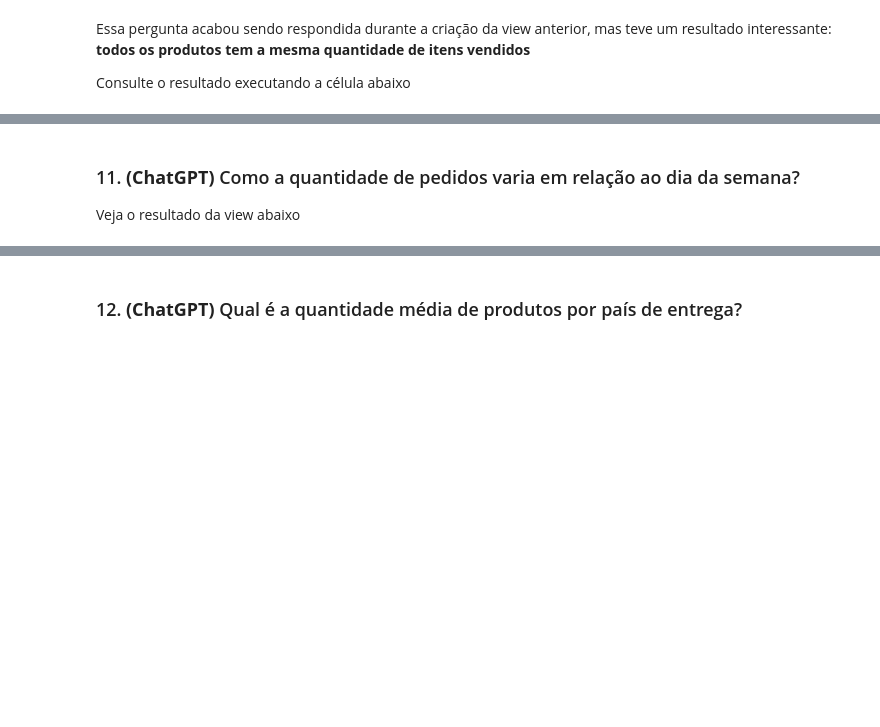
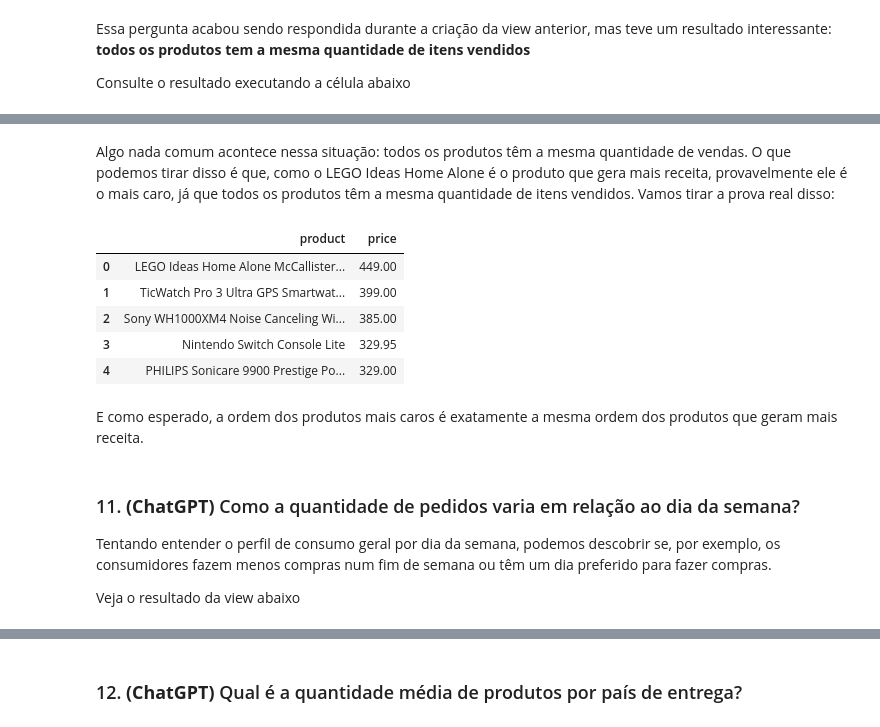
Before and after one commit to gui-varela/projeto_db_santander_coders, a Jupyter notebook: projeto/04_analises.ipynb, the cells around one changed output, grey strips where cells are left out. Saved outputs shown, nothing was run; the diff lists cells and outputs as text; code cells hidden in the pictures; blank space fills up the shorter version.

```diff
--- a/projeto/04_analises.ipynb
+++ b/projeto/04_analises.ipynb
@@ -270,6 +304,29 @@ produtos_mais_vendidos.head()
+# %% [markdown]
+Algo nada comum acontece nessa situação: todos os produtos têm a mesma quantidade de vendas. O que podemos tirar disso é que, como o LEGO Ideas Home Alone é o produto que gera mais receita, provavelmente ele é o mais caro, já que todos os produtos têm a mesma quantidade de itens vendidos. Vamos tirar a prova real disso:
+# %%
+produtos_mais_vendidos = pd.read_sql(
+    '''
+    SELECT product, price FROM produtos
+    ORDER BY price DESC
+    ''',
+    engine
+);
+
+produtos_mais_vendidos.head()
+# %% [output]
+|  | product | price |
+| 0 | LEGO Ideas Home Alone McCallister... | 449.00 |
+| 1 | TicWatch Pro 3 Ultra GPS Smartwat... | 399.00 |
+| 2 | Sony WH1000XM4 Noise Canceling Wi... | 385.00 |
+| 3 | Nintendo Switch Console Lite | 329.95 |
+| 4 | PHILIPS Sonicare 9900 Prestige Po... | 329.00 |
+# %% [markdown]
+E como esperado, a ordem dos produtos mais caros é exatamente a mesma ordem dos produtos que geram mais receita.
 # %% [markdown]
 ### 11. **(ChatGPT)** Como a quantidade de pedidos varia em relação ao dia da semana?
 
+Tentando entender o perfil de consumo geral por dia da semana, podemos descobrir se, por exemplo, os consumidores fazem menos compras num fim de semana ou têm um dia preferido para fazer compras.
+
 Veja o resultado da view abaixo
 # %%
 total_pedidos_por_dia_da_semana = pd.read_sql(
```
Also changed, not shown: parts of 17 cells of this notebook.
